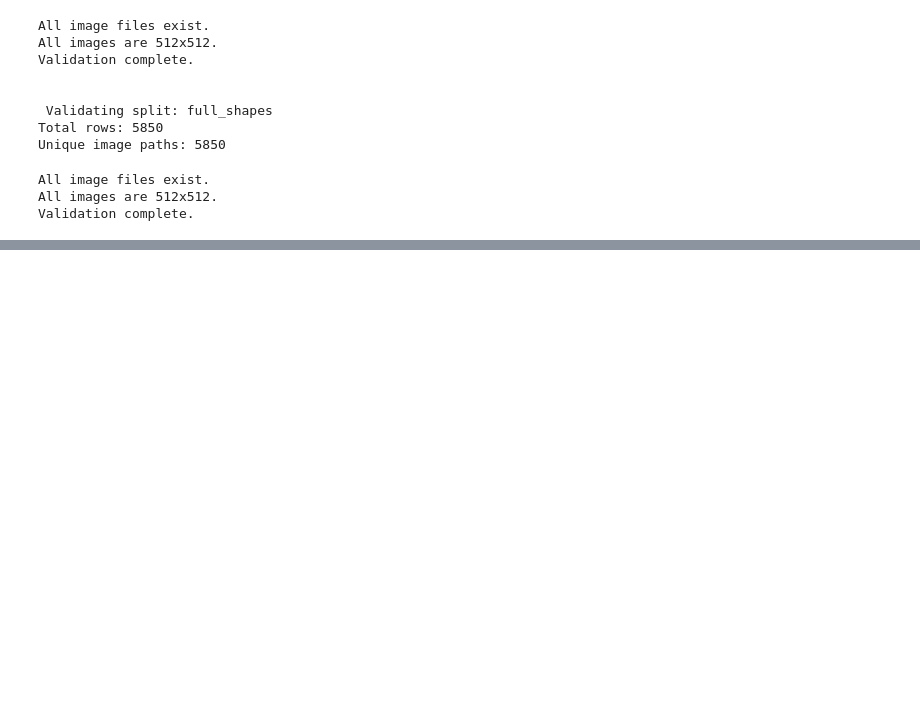
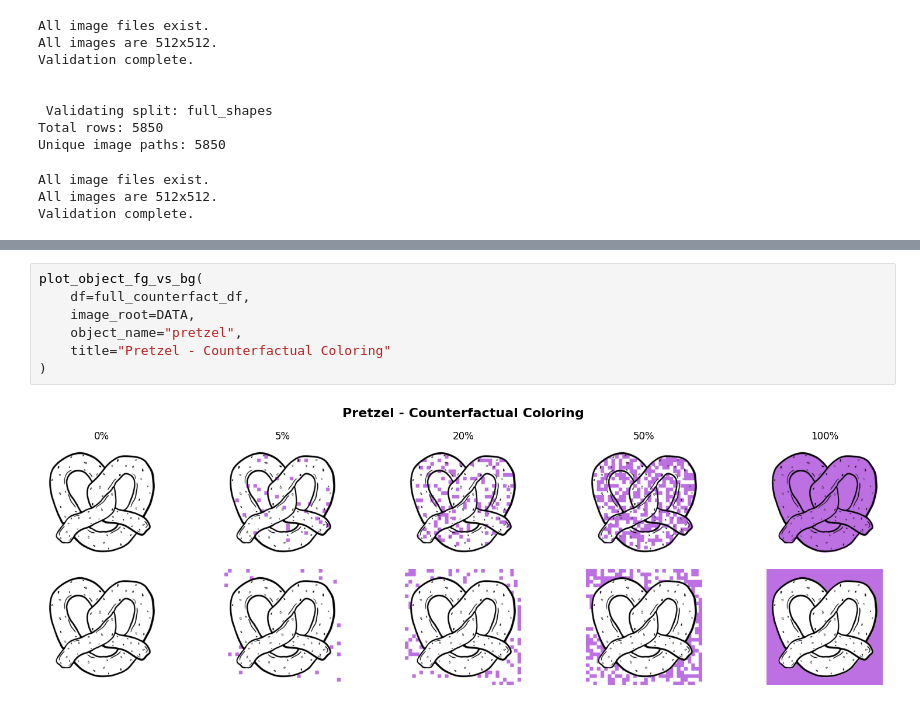
Before and after one commit to jonnemi/color-concept-entanglement, a Jupyter notebook: making_color_images/export.ipynb, the cells around one changed output, grey strips where cells are left out. Saved outputs shown, nothing was run; the diff lists cells and outputs as text; blank space fills up the shorter version.

```diff
--- a/making_color_images/export.ipynb
+++ b/making_color_images/export.ipynb
@@ -315,0 +384,9 @@ Validation complete.
+# %%
+plot_object_fg_vs_bg(
+    df=full_counterfact_df,
+    image_root=DATA,
+    object_name="pretzel",
+    title="Pretzel - Counterfactual Coloring"
+)
+# %% [output]
+[figure, added]
```
Also changed, not shown: parts of 6 cells of this notebook, 3 other files.
